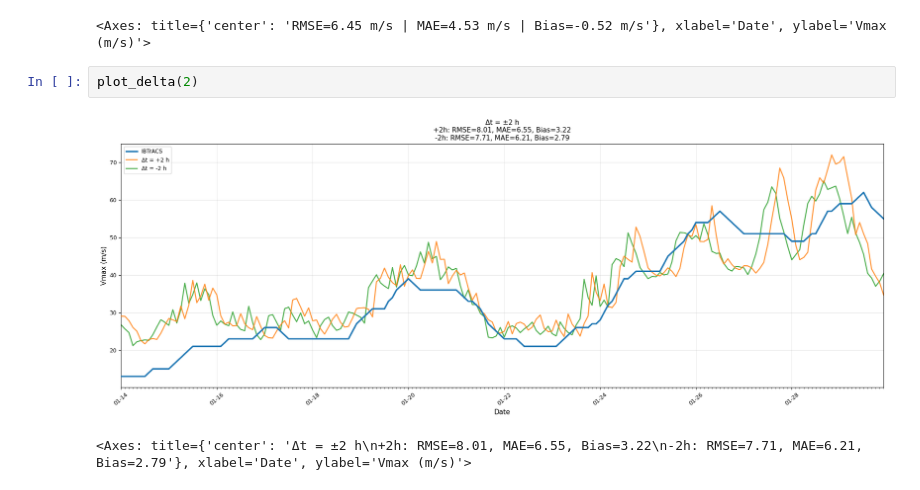
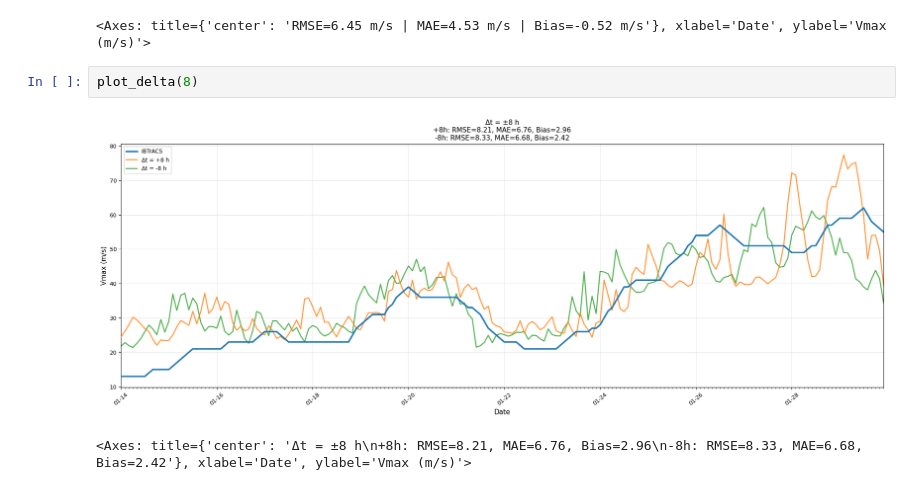
Before and after one commit to medtannaoui/ifremer_multimodality, a Jupyter notebook: src/IR_to_SAR/ML_IR_SAR/overlap_with_loss_voisins/inference_v1.ipynb, the cells around one changed output. Drawn from its saved outputs; the diff is of its cells as text.

```diff
--- a/src/IR_to_SAR/ML_IR_SAR/overlap_with_loss_voisins/inference_v1.ipynb
+++ b/src/IR_to_SAR/ML_IR_SAR/overlap_with_loss_voisins/inference_v1.ipynb
@@ -1507,7 +1507,7 @@ plot_delta("mean",deltas_to_use = [-10,-8,-6,-4,-2,0,2,4,6,8,10])
 [figure]
 <Axes: title={'center': 'RMSE=6.45 m/s | MAE=4.53 m/s | Bias=-0.52 m/s'}, xlabel='Date', ylabel='Vmax (m/s)'>
 # %%
-plot_delta(2)
+plot_delta(8)
 # %% [output]
-[figure, old version]
+[figure, new version]
-<Axes: title={'center': 'Δt = ±2 h\n+2h: RMSE=8.01, MAE=6.55, Bias=3.22\n-2h: RMSE=7.71, MAE=6.21, Bias=2.79'}, xlabel='Date', ylabel='Vmax (m/s)'>
+<Axes: title={'center': 'Δt = ±8 h\n+8h: RMSE=8.21, MAE=6.76, Bias=2.96\n-8h: RMSE=8.33, MAE=6.68, Bias=2.42'}, xlabel='Date', ylabel='Vmax (m/s)'>
```
Also changed, not shown: 8 other files.
